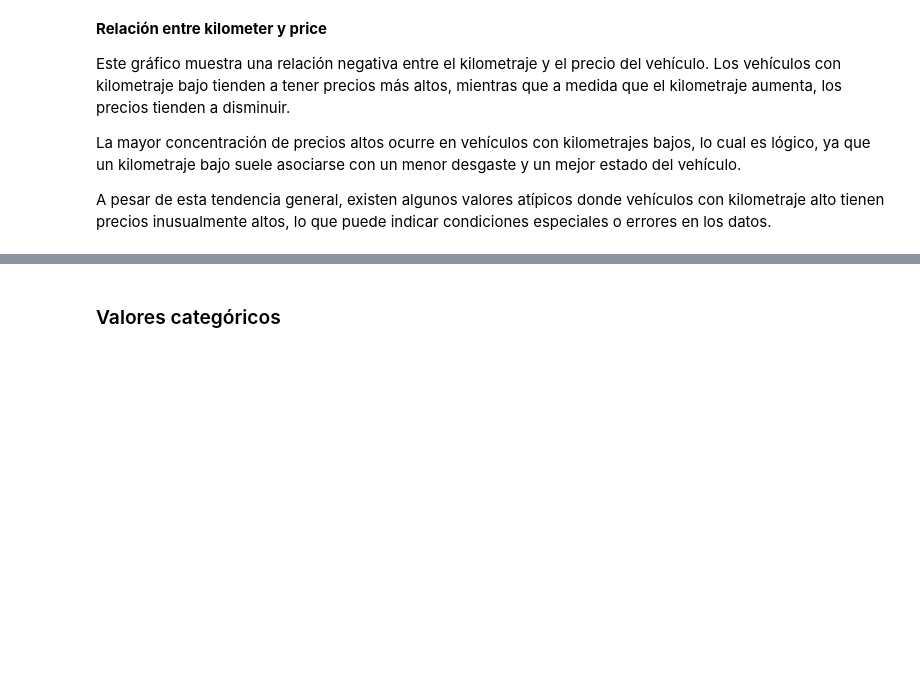
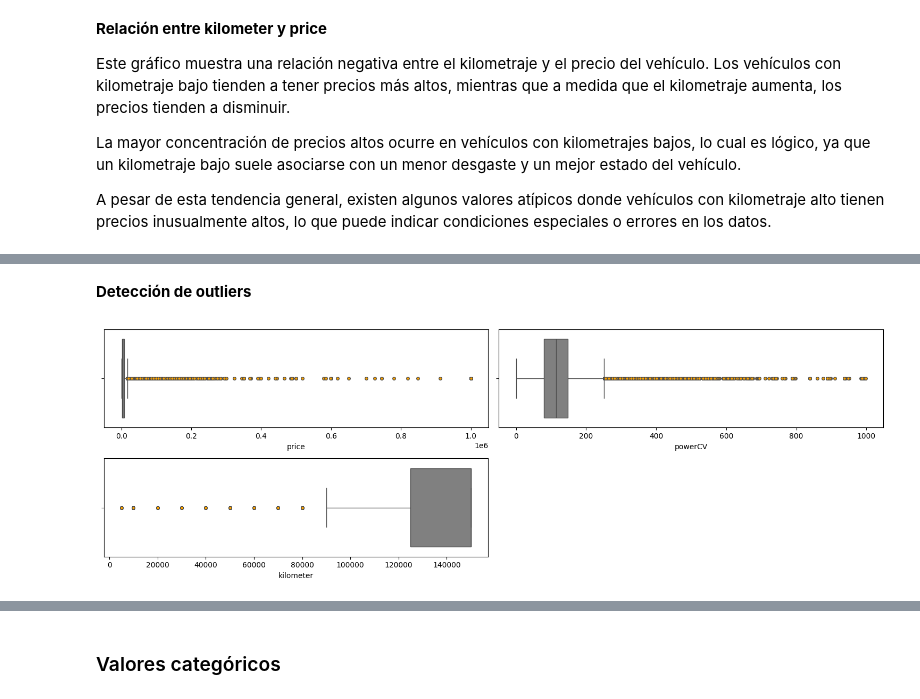
Before and after one commit to Rcm89/laboratorio-modulo7-leccion01-eda-nulos, a Jupyter notebook: laboratorio-modulo7-leccion01-eda-nulos.ipynb, the cells around one changed output, grey strips where cells are left out. Drawn from its saved outputs; the diff is of its cells as text; code cells hidden in the pictures; blank space fills up the shorter version.

```diff
--- a/laboratorio-modulo7-leccion01-eda-nulos.ipynb
+++ b/laboratorio-modulo7-leccion01-eda-nulos.ipynb
@@ -310,0 +335,6 @@ A pesar de esta tendencia general, existen algunos valores atípicos donde vehí
+# %% [markdown]
+**Detección de outliers**
+# %%
+visualizador.deteccion_outliers()
+# %% [output]
+[figure, added]
```
Also changed, not shown: parts of 19 cells of this notebook, 3 other files.
